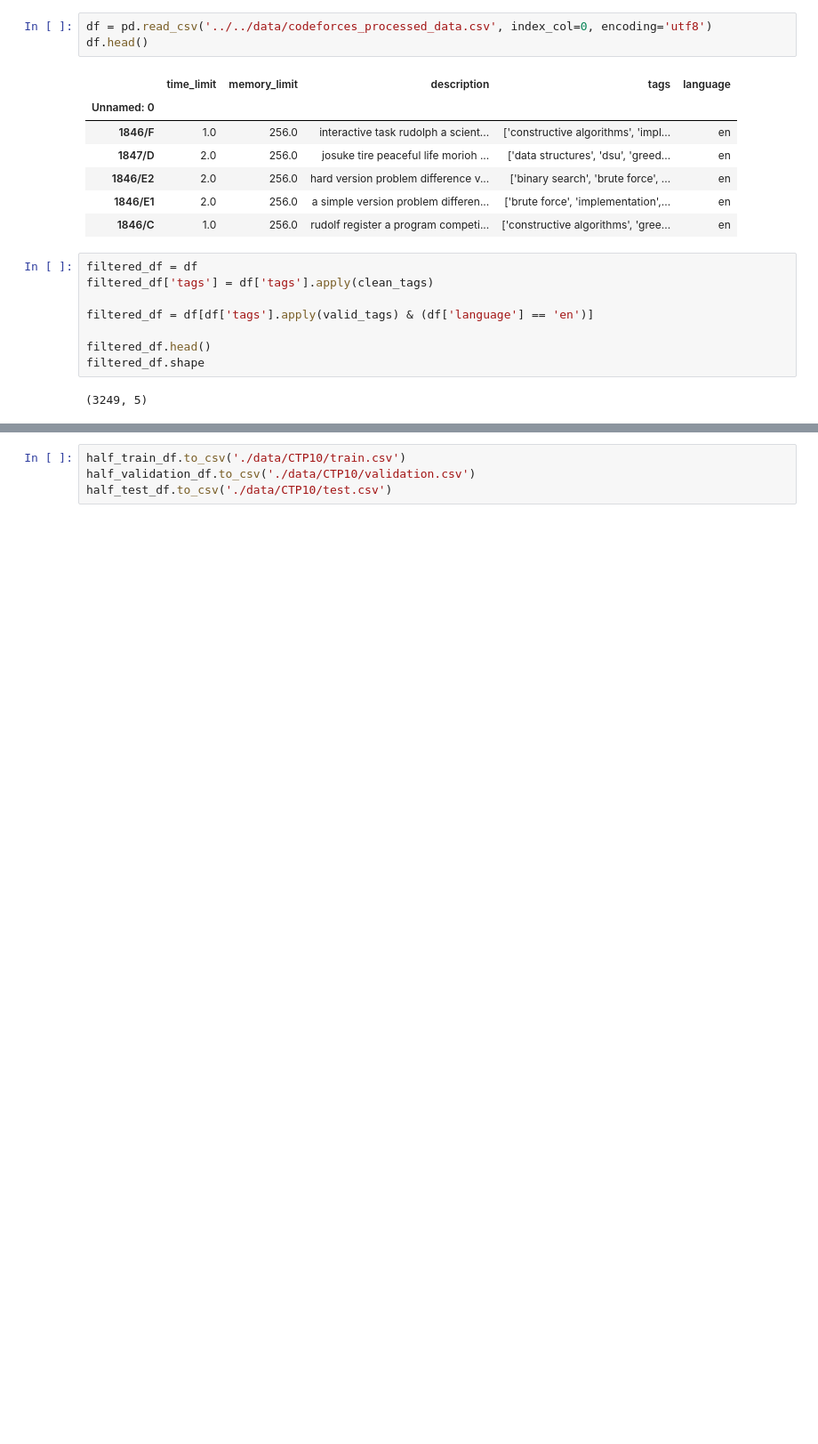
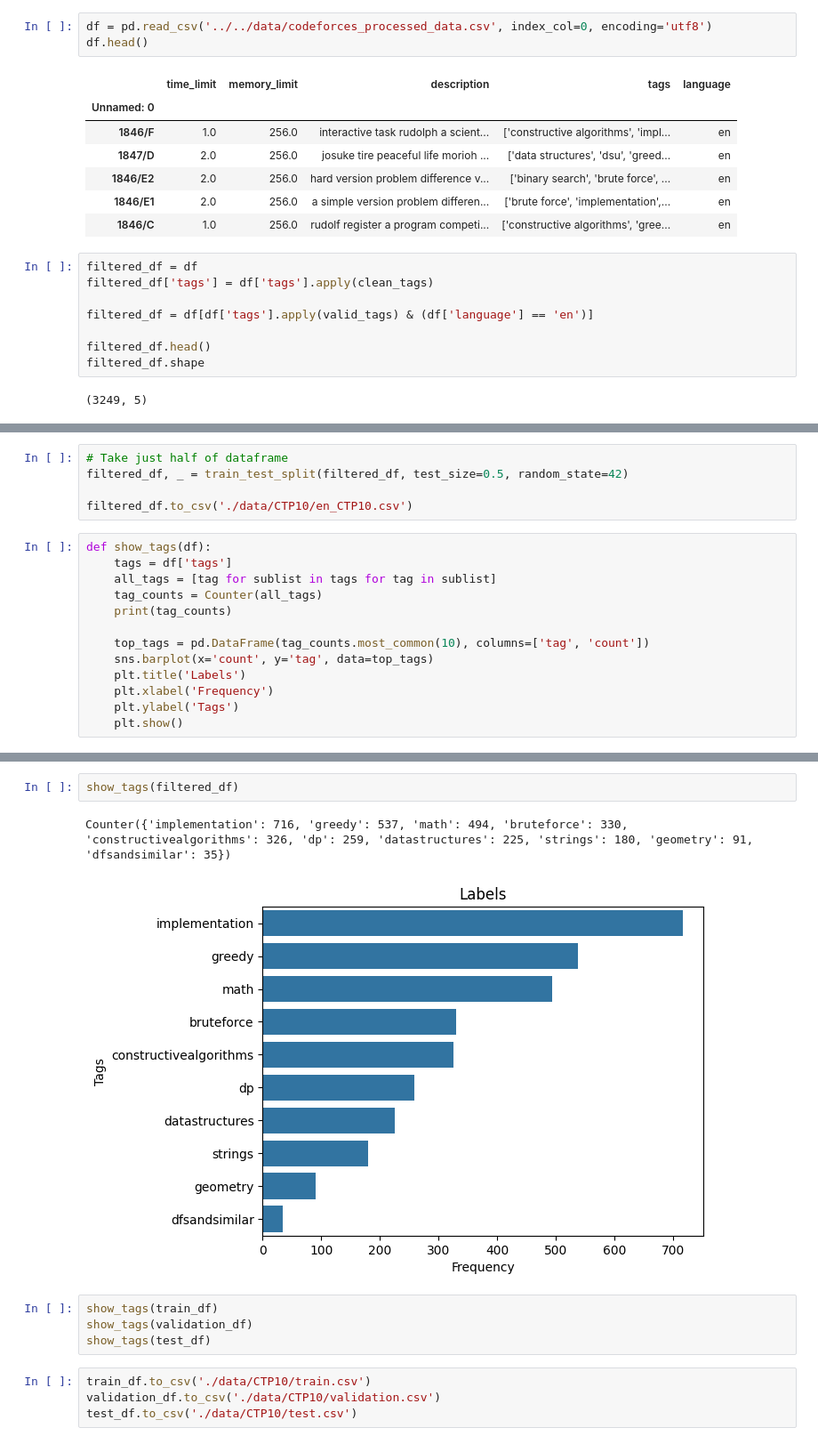
Before and after one commit to ARJ-Code/codeforce-tag-predictor, a Jupyter notebook: src/model/create_sets.ipynb, the cells around one changed output, grey strips where cells are left out. Shown at 89% size. Saved outputs shown, nothing was run; the diff lists cells and outputs as text; blank space fills up the shorter version.

```diff
--- a/src/model/create_sets.ipynb
+++ b/src/model/create_sets.ipynb
@@ -36,3 +38,21 @@ filtered_df.to_csv('./data/CTP10/prove.csv')
+# %%
+# Take just half of dataframe
+filtered_df, _ = train_test_split(filtered_df, test_size=0.5, random_state=42)
+
+filtered_df.to_csv('./data/CTP10/en_CTP10.csv')
+# %%
+def show_tags(df):
+    tags = df['tags']
+    all_tags = [tag for sublist in tags for tag in sublist]
+    tag_counts = Counter(all_tags)
+    print(tag_counts)
+
+    top_tags = pd.DataFrame(tag_counts.most_common(10), columns=['tag', 'count'])
+    sns.barplot(x='count', y='tag', data=top_tags)
+    plt.title('Labels')
+    plt.xlabel('Frequency')
+    plt.ylabel('Tags')
+    plt.show()
 # %%
 # Split into training and test sets
 train_df, test_df = train_test_split(filtered_df, test_size=0.2, random_state=42)
@@ -54,7 +69,16 @@ print(f"Test set: {half_test_df.shape[0]} rows")
 Training set: 974 rows
 Validation set: 325 rows
 Test set: 325 rows
+# %%
+show_tags(filtered_df)
+# %% [output]
+Counter({'implementation': 716, 'greedy': 537, 'math': 494, 'bruteforce': 330, 'constructivealgorithms': 326, 'dp': 259, 'datastructures': 225, 'strings': 180, 'geometry': 91, 'dfsandsimilar': 35})
+[figure, added]
+# %%
+show_tags(train_df)
+show_tags(validation_df)
+show_tags(test_df)
 # %%
-half_train_df.to_csv('./data/CTP10/train.csv')
-half_validation_df.to_csv('./data/CTP10/validation.csv')
-half_test_df.to_csv('./data/CTP10/test.csv')
+train_df.to_csv('./data/CTP10/train.csv')
+validation_df.to_csv('./data/CTP10/validation.csv')
+test_df.to_csv('./data/CTP10/test.csv')
```
Also changed, not shown: parts of 4 cells of this notebook.
